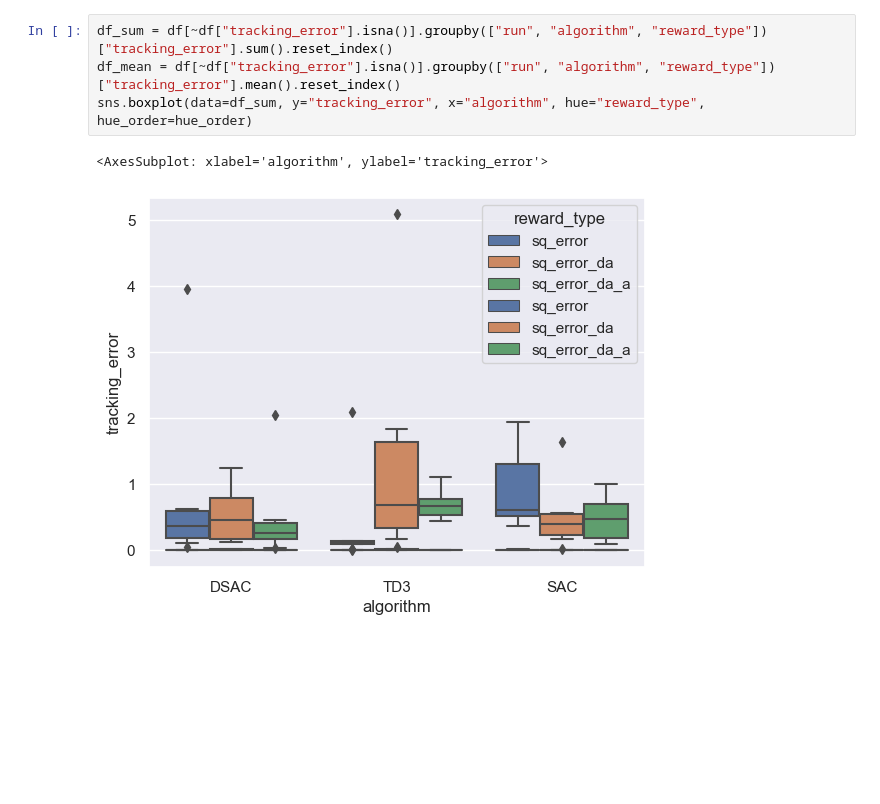
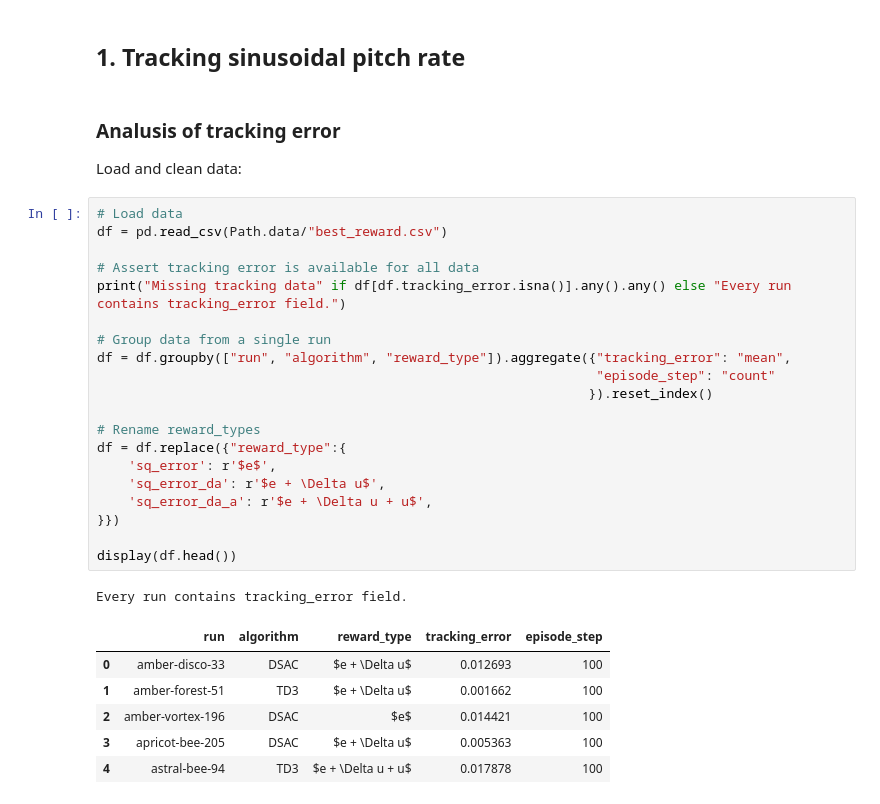
Before and after one commit to iamlucasvieira/HybridRL-FlightControl, a Jupyter notebook: notebooks/best_reward.ipynb, the cells around one changed output. Drawn from its saved outputs; the diff is of its cells as text; blank space fills up the shorter version.

```diff
--- a/notebooks/best_reward.ipynb
+++ b/notebooks/best_reward.ipynb
@@ -35,7 +15,34 @@ sns.boxplot(data=df_error_2, y="tracking_error", x="algorithm", hue="reward_type
-# %%
-df_sum = df[~df["tracking_error"].isna()].groupby(["run", "algorithm", "reward_type"])["tracking_error"].sum().reset_index()
-df_mean = df[~df["tracking_error"].isna()].groupby(["run", "algorithm", "reward_type"])["tracking_error"].mean().reset_index()
-sns.boxplot(data=df_sum, y="tracking_error", x="algorithm", hue="reward_type", hue_order=hue_order)
-# %% [output]
-<AxesSubplot: xlabel='algorithm', ylabel='tracking_error'>
-[figure, removed]
+# %% [markdown]
+## 1. Tracking sinusoidal pitch rate
+# %% [markdown]
+### Analusis of tracking error
+
+Load and clean data:
+# %%
+# Load data
+df = pd.read_csv(Path.data/"best_reward.csv")
+
+# Assert tracking error is available for all data
+print("Missing tracking data" if df[df.tracking_error.isna()].any().any() else "Every run contains tracking_error field.")
+
+# Group data from a single run
+df = df.groupby(["run", "algorithm", "reward_type"]).aggregate({"tracking_error": "mean",
+                                                                "episode_step": "count"
+                                                               }).reset_index()
+
+# Rename reward_types
+df = df.replace({"reward_type":{
+    'sq_error': r'$e$',
+    'sq_error_da': r'$e + \Delta u$',
+    'sq_error_da_a': r'$e + \Delta u + u$',
+}})
+
+display(df.head())
+# %% [output]
+Every run contains tracking_error field.
+|  | run | algorithm | reward_type | tracking_error | episode_step |
+| 0 | amber-disco-33 | DSAC | $e + \Delta u$ | 0.012693 | 100 |
+| 1 | amber-forest-51 | TD3 | $e + \Delta u$ | 0.001662 | 100 |
+| 2 | amber-vortex-196 | DSAC | $e$ | 0.014421 | 100 |
+| 3 | apricot-bee-205 | DSAC | $e + \Delta u$ | 0.005363 | 100 |
+| 4 | astral-bee-94 | TD3 | $e + \Delta u + u$ | 0.017878 | 100 |
```
Also changed, not shown: parts of 16 cells of this notebook.
